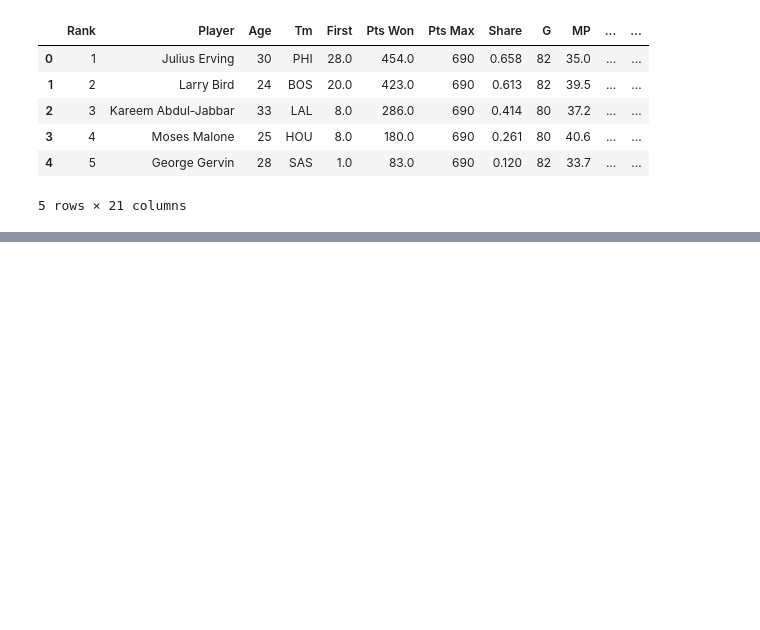
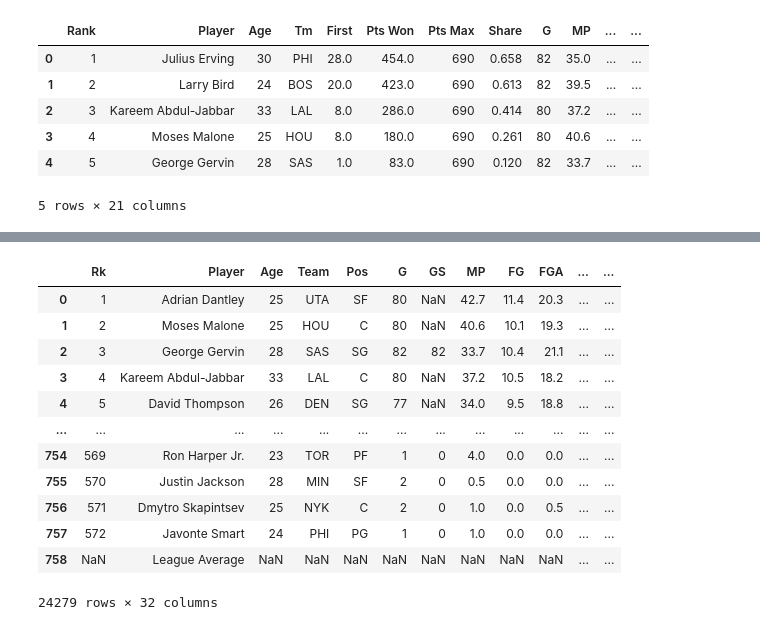
Before and after one commit to SalyanKarki/NBA-MVP-2025, a Jupyter notebook: NBAMVP/web_scraping.ipynb, the cells around one changed output, grey strips where cells are left out. Cells and saved outputs as stored; diff of their text form; code cells hidden in the pictures; blank space fills up the shorter version.

Commit message:
Scraped tables and added to pandas
Player tables for each year fully scraped and added to pandas dataframe

```diff
--- a/NBAMVP/web_scraping.ipynb
+++ b/NBAMVP/web_scraping.ipynb
@@ -115,0 +134,16 @@ players = pd.concat(dfs)
+# %%
+players
+# %% [output]
+|  | Rk | Player | Age | Team | Pos | G | GS | MP | FG | FGA | ... | ... |
+| 0 | 1 | Adrian Dantley | 25 | UTA | SF | 80 | NaN | 42.7 | 11.4 | 20.3 | ... | ... |
+| 1 | 2 | Moses Malone | 25 | HOU | C | 80 | NaN | 40.6 | 10.1 | 19.3 | ... | ... |
+| 2 | 3 | George Gervin | 28 | SAS | SG | 82 | 82 | 33.7 | 10.4 | 21.1 | ... | ... |
+| 3 | 4 | Kareem Abdul-Jabbar | 33 | LAL | C | 80 | NaN | 37.2 | 10.5 | 18.2 | ... | ... |
+| 4 | 5 | David Thompson | 26 | DEN | SG | 77 | NaN | 34.0 | 9.5 | 18.8 | ... | ... |
+| ... | ... | ... | ... | ... | ... | ... | ... | ... | ... | ... | ... | ... |
+| 754 | 569 | Ron Harper Jr. | 23 | TOR | PF | 1 | 0 | 4.0 | 0.0 | 0.0 | ... | ... |
+| 755 | 570 | Justin Jackson | 28 | MIN | SF | 2 | 0 | 0.5 | 0.0 | 0.0 | ... | ... |
+| 756 | 571 | Dmytro Skapintsev | 25 | NYK | C | 2 | 0 | 1.0 | 0.0 | 0.5 | ... | ... |
+| 757 | 572 | Javonte Smart | 24 | PHI | PG | 1 | 0 | 1.0 | 0.0 | 0.0 | ... | ... |
+| 758 | NaN | League Average | NaN | NaN | NaN | NaN | NaN | NaN | NaN | NaN | ... | ... |
+24279 rows × 32 columns
```
Also changed, not shown: parts of 3 cells of this notebook.
